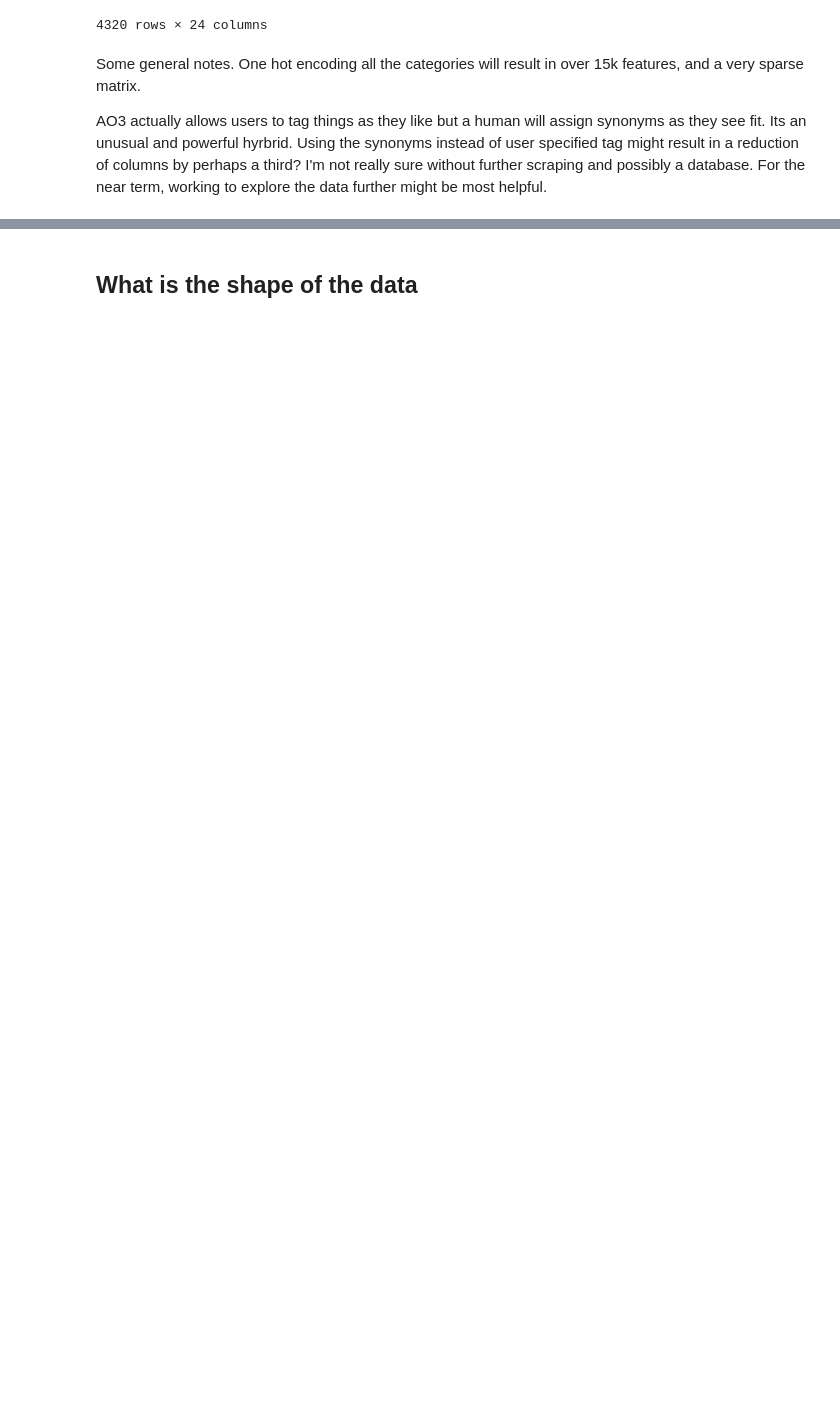
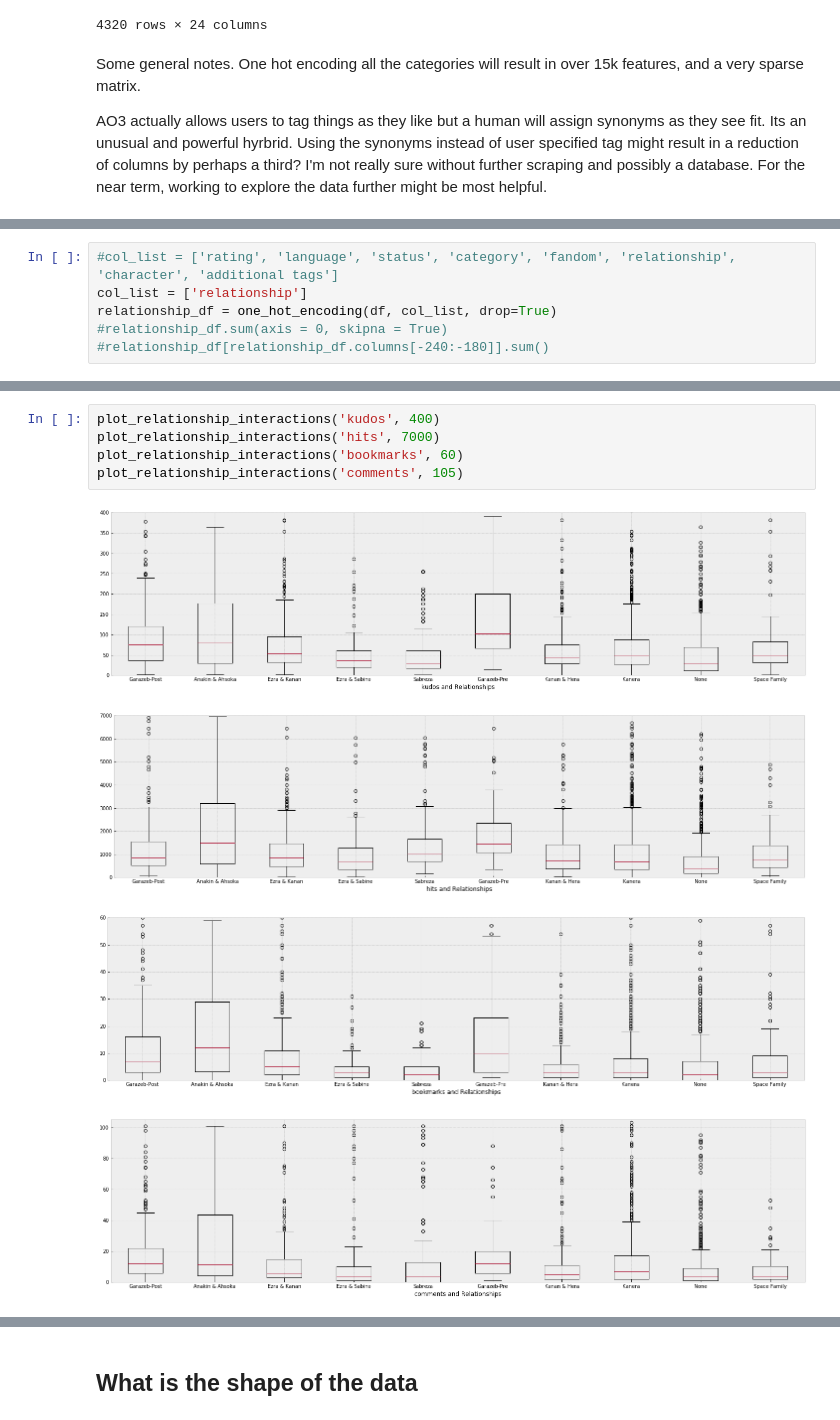
Before and after one commit to rsanjabi/narratives, a Jupyter notebook: notebooks/EDA.ipynb, the cells around one changed output, grey strips where cells are left out. Cells and saved outputs as stored; diff of their text form; blank space fills up the shorter version.

```diff
--- a/notebooks/EDA.ipynb
+++ b/notebooks/EDA.ipynb
@@ -88,0 +318,6 @@ AO3 actually allows users to tag things as they like but a human will assign syn
+# %%
+#col_list = ['rating', 'language', 'status', 'category', 'fandom', 'relationship', 'character', 'additional tags']
+col_list = ['relationship']
+relationship_df = one_hot_encoding(df, col_list, drop=True)
+#relationship_df.sum(axis = 0, skipna = True)
+#relationship_df[relationship_df.columns[-240:-180]].sum()
@@ -88,0 +372,10 @@ AO3 actually allows users to tag things as they like but a human will assign syn
+# %%
+plot_relationship_interactions('kudos', 400)
+plot_relationship_interactions('hits', 7000)
+plot_relationship_interactions('bookmarks', 60)
+plot_relationship_interactions('comments', 105)
+# %% [output]
+[figure, added]
+[figure, added]
+[figure, added]
+[figure, added]
```
Also changed, not shown: parts of 46 cells of this notebook.
